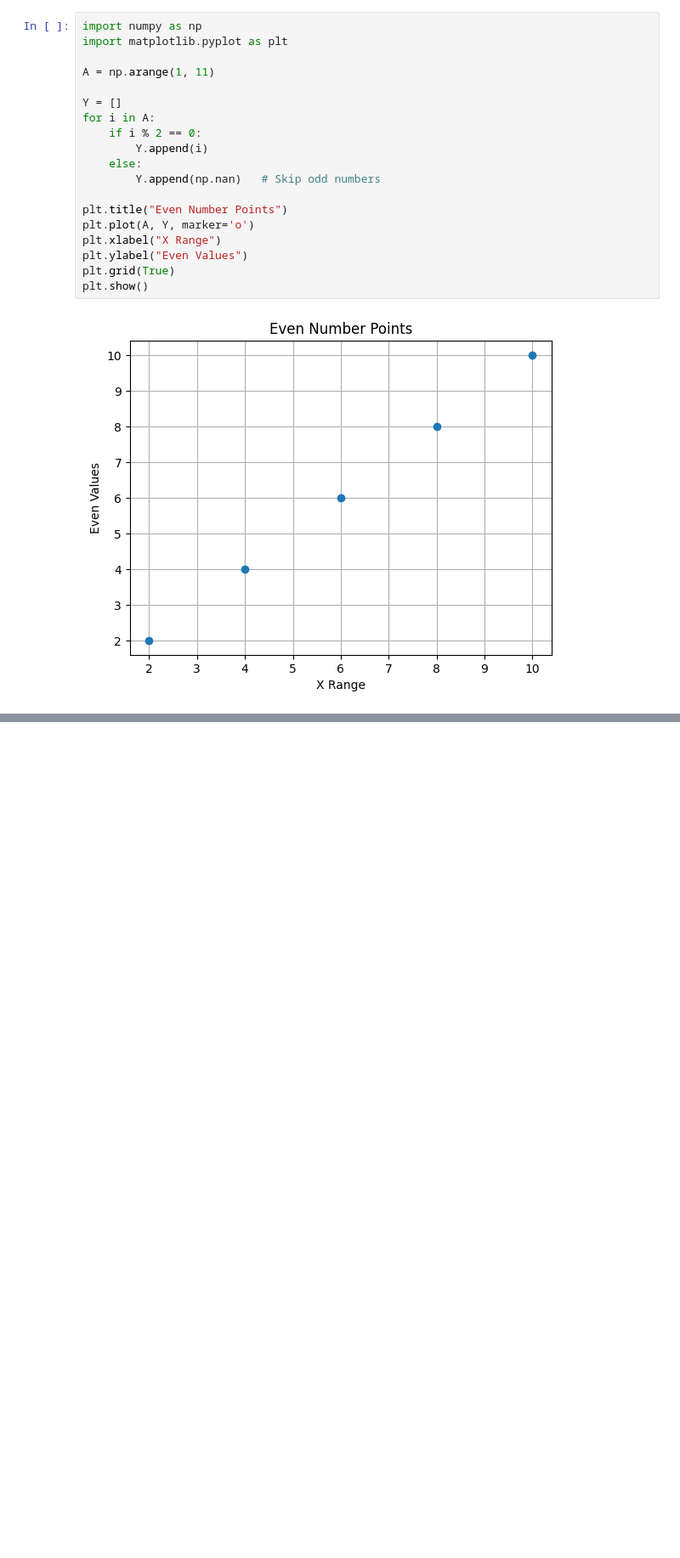
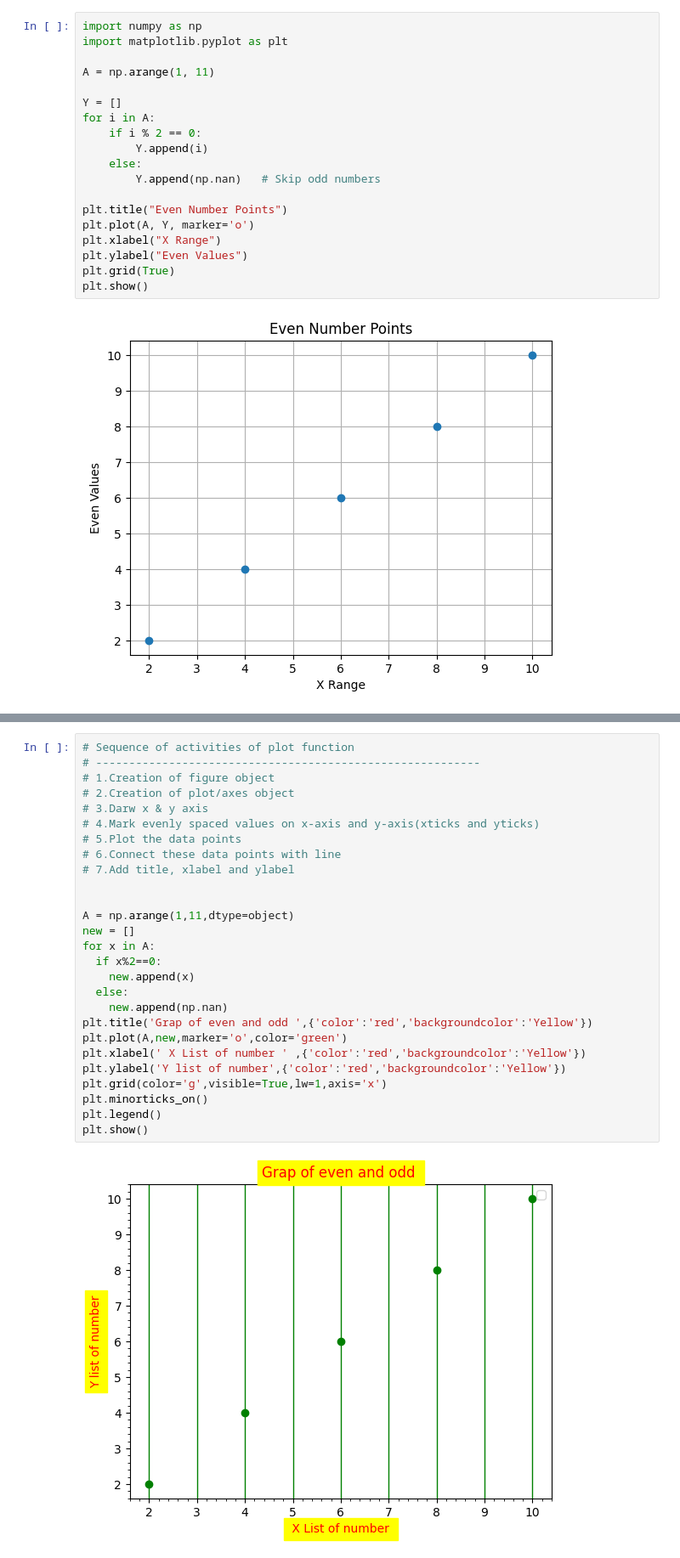
Before and after one commit to prasantapy/interview_questions, a Jupyter notebook: NumpywithPandas.ipynb, the cells around one changed output, grey strips where cells are left out. Shown at 85% size. Cells and saved outputs as stored; diff of their text form; blank space fills up the shorter version.

```diff
--- a/NumpywithPandas.ipynb
+++ b/NumpywithPandas.ipynb
@@ -594,0 +784,29 @@ print(sq)
+# %%
+# Sequence of activities of plot function
+# ----------------------------------------------------------
+# 1.Creation of figure object
+# 2.Creation of plot/axes object
+# 3.Darw x & y axis
+# 4.Mark evenly spaced values on x-axis and y-axis(xticks and yticks)
+# 5.Plot the data points
+# 6.Connect these data points with line
+# 7.Add title, xlabel and ylabel
+
+
+A = np.arange(1,11,dtype=object)
+new = []
+for x in A:
+  if x%2==0:
+    new.append(x)
+  else:
+    new.append(np.nan)
+plt.title('Grap of even and odd ',{'color':'red','backgroundcolor':'Yellow'})
+plt.plot(A,new,marker='o',color='green')
+plt.xlabel(' X List of number ' ,{'color':'red','backgroundcolor':'Yellow'})
+plt.ylabel('Y list of number',{'color':'red','backgroundcolor':'Yellow'})
+plt.grid(color='g',visible=True,lw=1,axis='x')
+plt.minorticks_on()
+plt.legend()
+plt.show()
+# %% [output]
+[figure, added]
```
Also changed, not shown: parts of 55 cells of this notebook.
